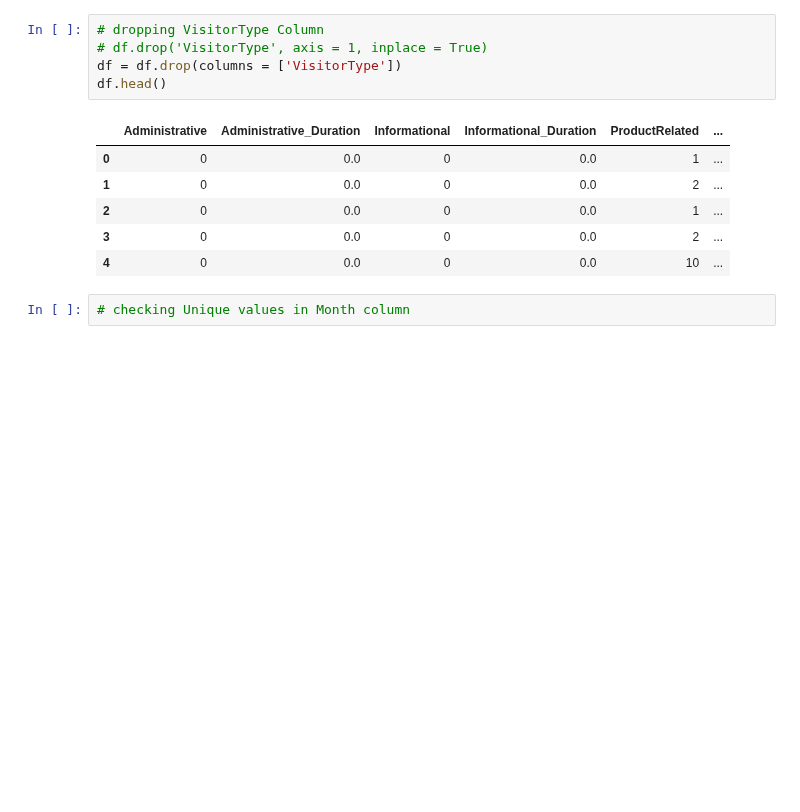
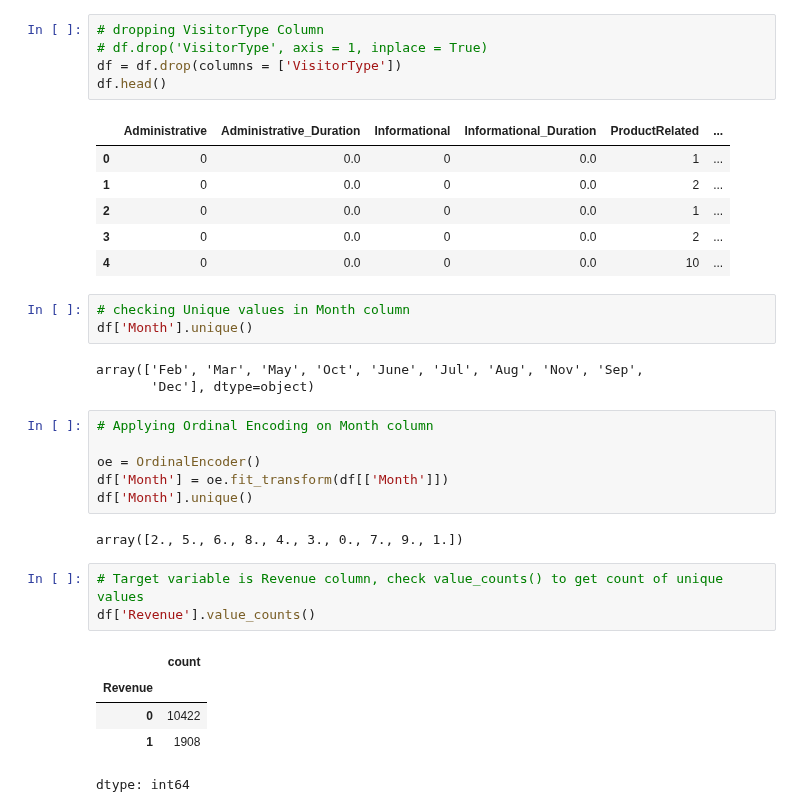
Before and after one commit to ApoorvaReddy17/practice, a Jupyter notebook: mlpractice.ipynb, the cells around one changed output. Saved outputs shown, nothing was run; the diff lists cells and outputs as text; blank space fills up the shorter version.

```diff
--- a/mlpractice.ipynb
+++ b/mlpractice.ipynb
@@ -183,3 +185,24 @@ df.head()
 | 4 | 0 | 0.0 | 0 | 0.0 | 10 | ... |
 # %%
 # checking Unique values in Month column
+df['Month'].unique()
+# %% [output]
+array(['Feb', 'Mar', 'May', 'Oct', 'June', 'Jul', 'Aug', 'Nov', 'Sep',
+       'Dec'], dtype=object)
+# %%
+# Applying Ordinal Encoding on Month column
+
+oe = OrdinalEncoder()
+df['Month'] = oe.fit_transform(df[['Month']])
+df['Month'].unique()
+# %% [output]
+array([2., 5., 6., 8., 4., 3., 0., 7., 9., 1.])
+# %%
+# Target variable is Revenue column, check value_counts() to get count of unique values
+df['Revenue'].value_counts()
+# %% [output]
+|  | count |
+| Revenue |  |
+| 0 | 10422 |
+| 1 | 1908 |
+dtype: int64
```
Also changed, not shown: parts of 4 cells of this notebook.
